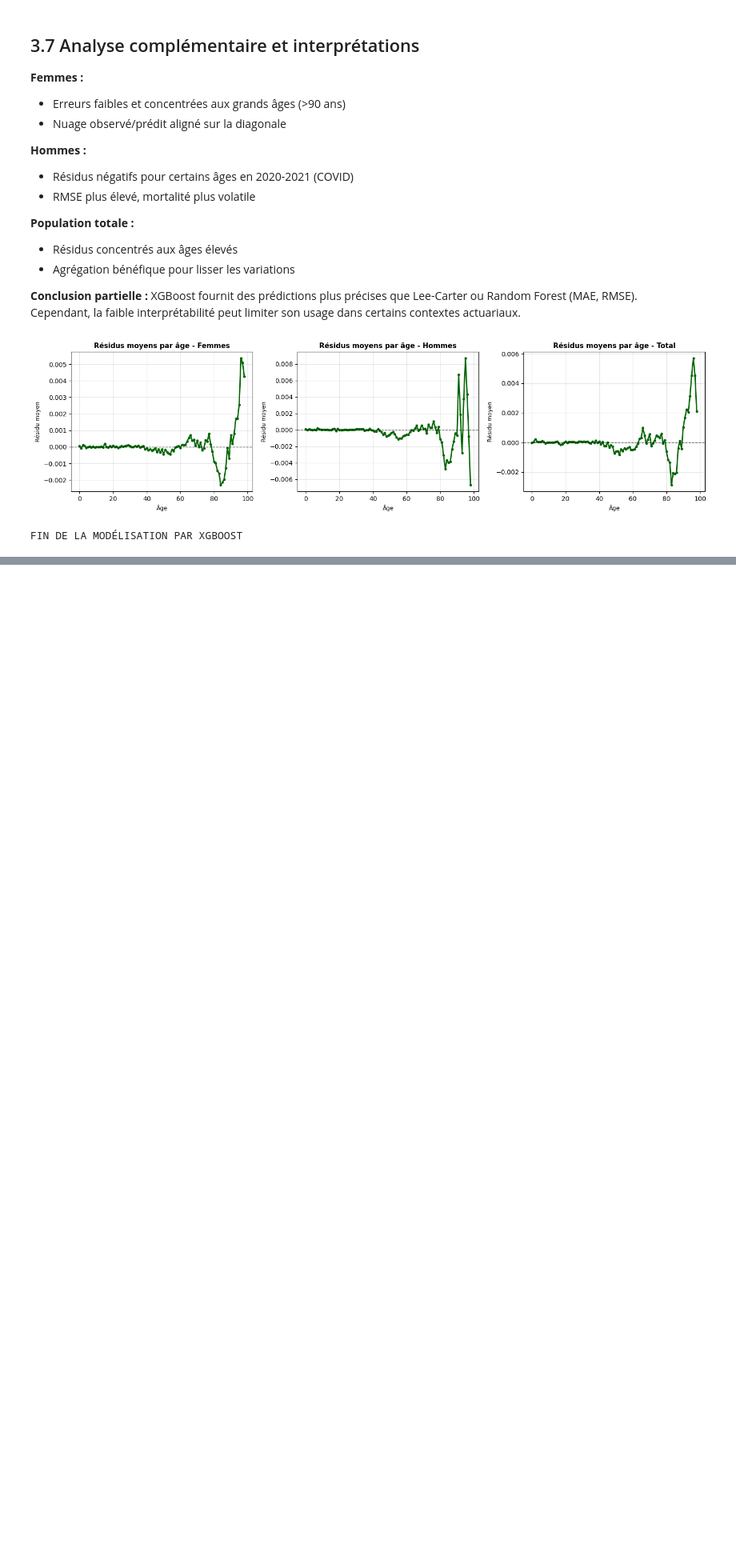
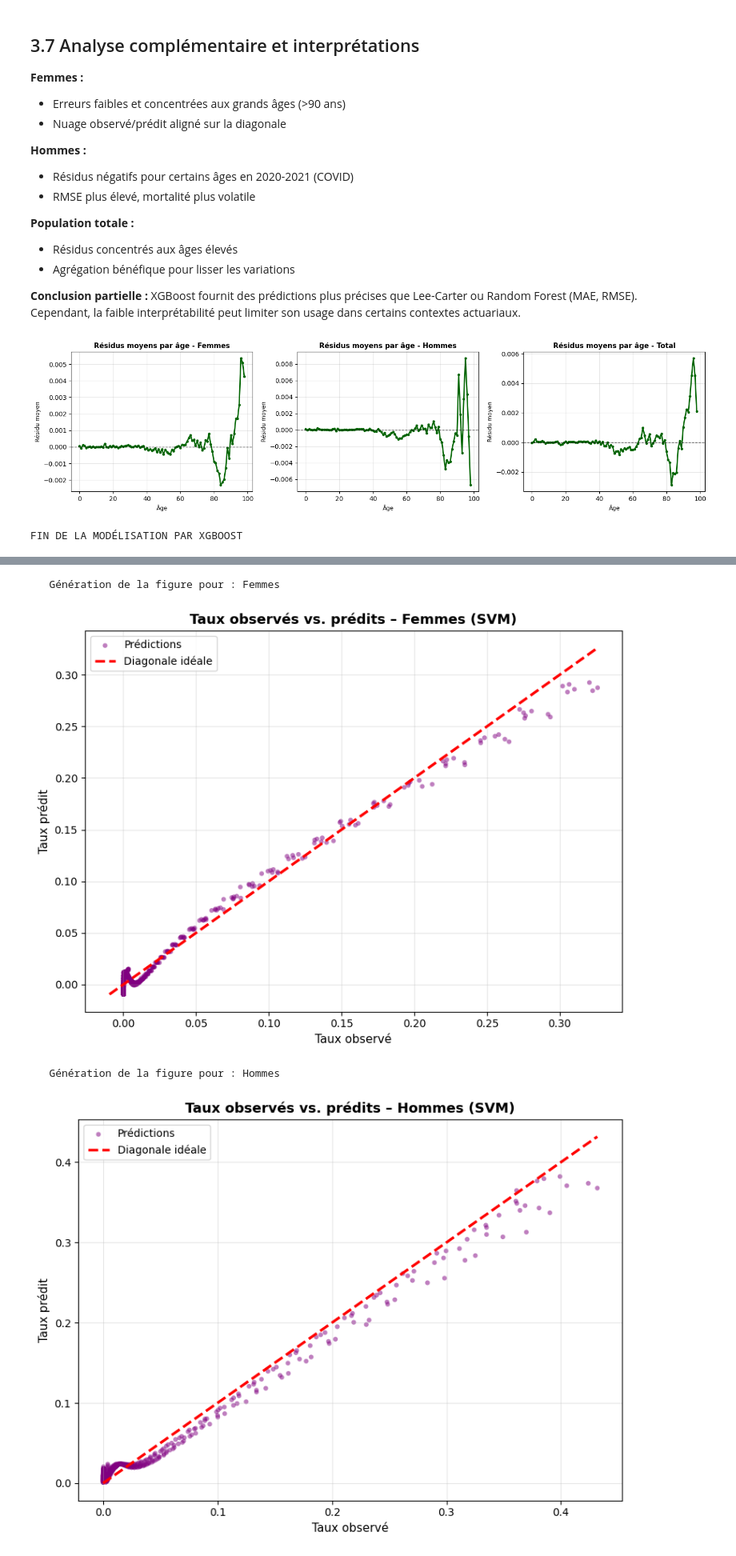
Before and after one commit to Salah10-source/Python-Project-Mortality, a Jupyter notebook: Python-Project/ML.ipynb, the cells around one changed output, grey strips where cells are left out. Shown at 80% size. Drawn from its saved outputs; the diff is of its cells as text; code cells hidden in the pictures; blank space fills up the shorter version.

```diff
--- a/Python-Project/ML.ipynb
+++ b/Python-Project/ML.ipynb
@@ -952,0 +1218,39 @@ FIN DE LA MODÉLISATION PAR XGBOOST
+# %%
+test_viz = test.copy()
+for name in targets.keys():
+    test_viz[f'pred_{targets[name]}'] = predictions[name]
+    test_viz[f'resid_{targets[name]}'] = test_viz[targets[name]] - test_viz[f'pred_{targets[name]}']
+
+# Scatter plots observé vs prédit
+for name, target_col in targets.items():
+    print(f"\n   Génération de la figure pour : {name}")
+
+    fig, ax = plt.subplots(figsize=(8, 6))
+
+    y_true = test_viz[target_col]
+    y_pred = test_viz[f'pred_{target_col}']
+
+    # Scatter plot
+    ax.scatter(y_true, y_pred, alpha=0.5, s=20,
+               color='purple', edgecolors='none', label='Prédictions')
+
+    # Diagonale parfaite
+    min_val = min(y_true.min(), y_pred.min())
+    max_val = max(y_true.max(), y_pred.max())
+    ax.plot([min_val, max_val], [min_val, max_val],
+            'r--', lw=2.5, label='Diagonale idéale')
+
+    ax.set_title(f'Taux observés vs. prédits – {name} (SVM)',
+                 fontsize=13, fontweight='bold')
+    ax.set_xlabel('Taux observé', fontsize=11)
+    ax.set_ylabel('Taux prédit', fontsize=11)
+    ax.legend(loc='upper left', fontsize=10)
+    ax.grid(alpha=0.3)
+
+    plt.tight_layout()
+    plt.show()
+# %% [output]
+   Génération de la figure pour : Femmes
+[figure, added]
+   Génération de la figure pour : Hommes
+[figure, added]
```
Also changed, not shown: parts of 14 cells of this notebook.
